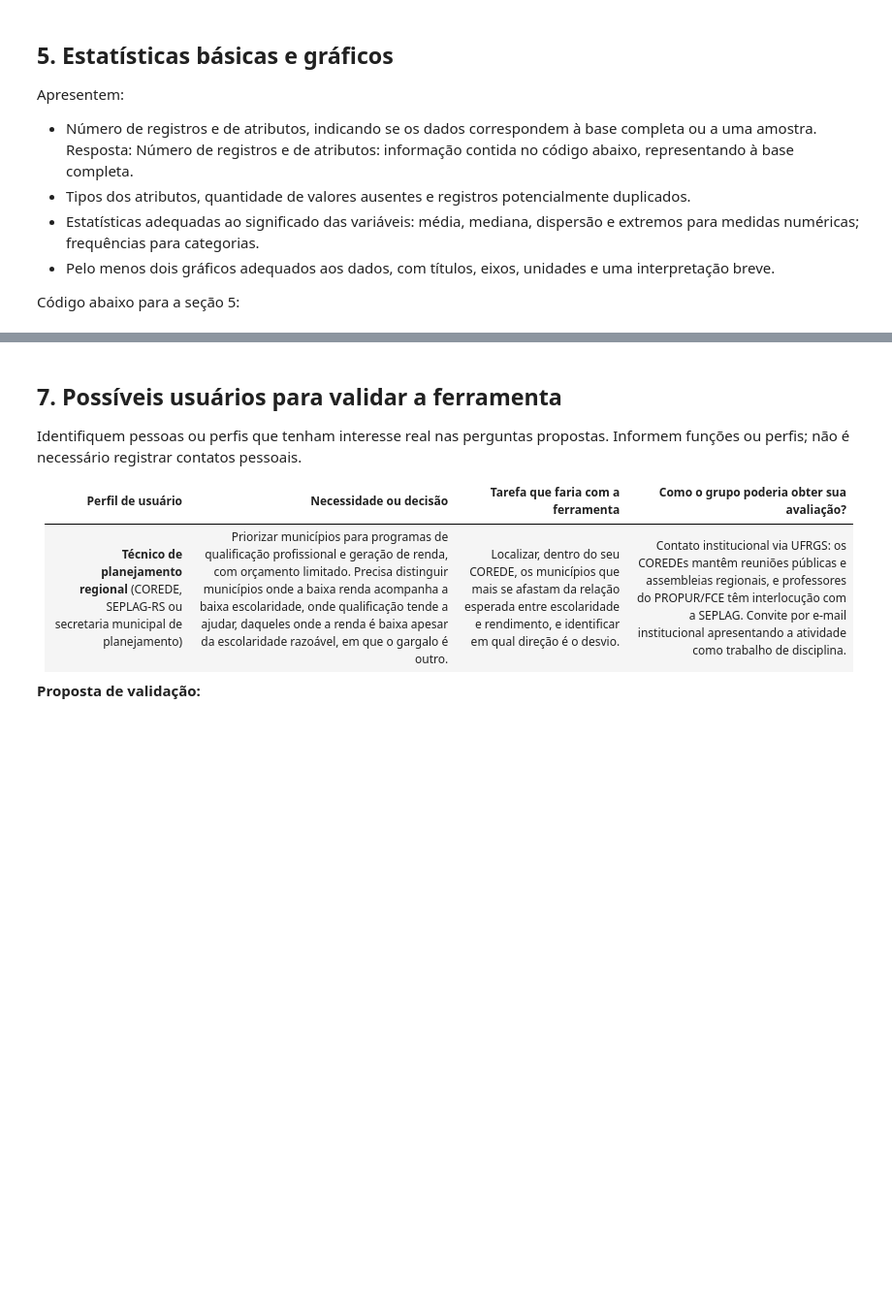
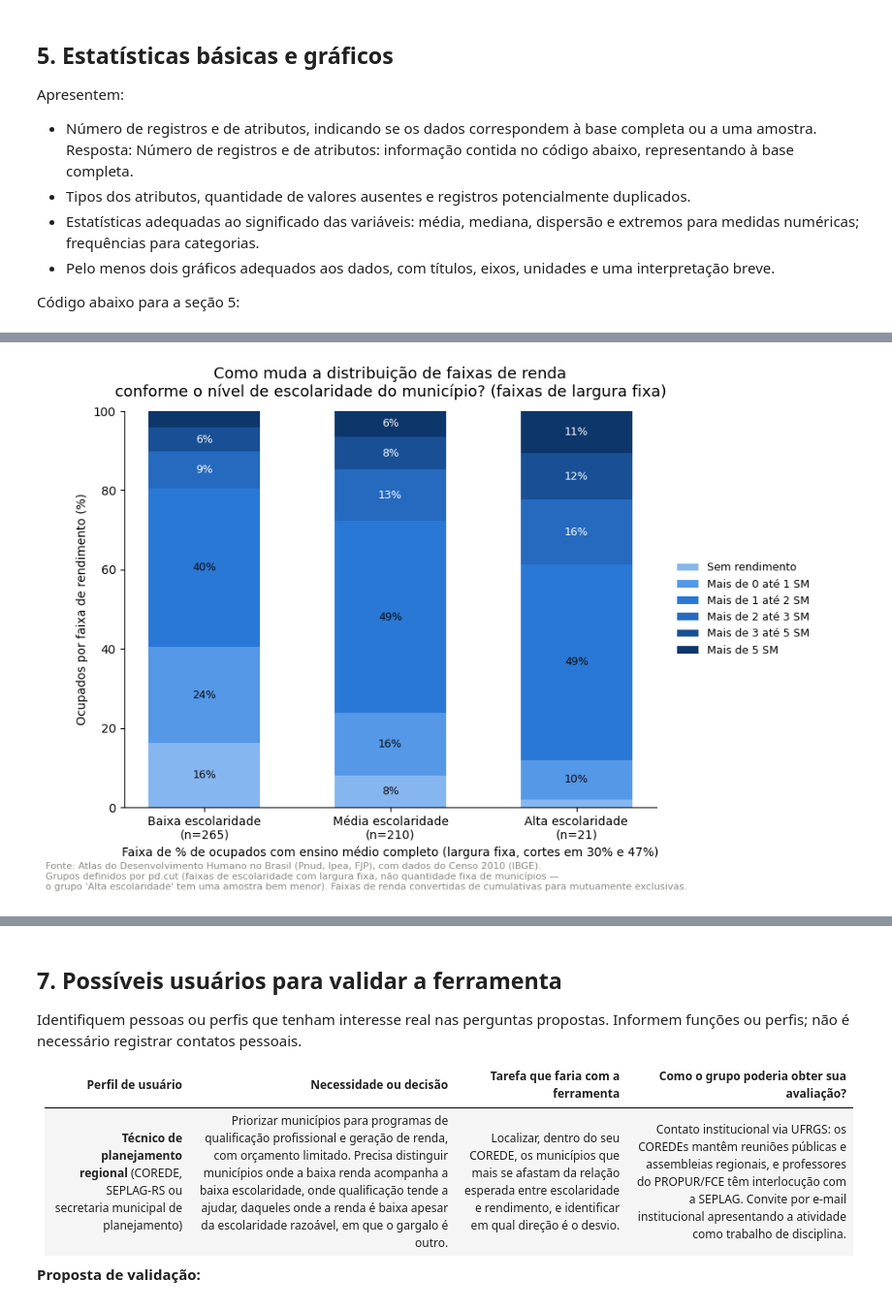
Before and after one commit to valandro/ufrgs-spec-ai, a Jupyter notebook: AI001-analise-visualizacao-dados/educacao/notebook/atividade01_PIB_RS_Municipal_X_Escolaridade_Elizabeth_Lucas_Mike.ipynb, the cells around one changed output, grey strips where cells are left out. Shown at 97% size. Cells and saved outputs as stored; diff of their text form; code cells hidden in the pictures; blank space fills up the shorter version.

```diff
--- a/AI001-analise-visualizacao-dados/educacao/notebook/atividade01_PIB_RS_Municipal_X_Escolaridade_Elizabeth_Lucas_Mike.ipynb
+++ b/AI001-analise-visualizacao-dados/educacao/notebook/atividade01_PIB_RS_Municipal_X_Escolaridade_Elizabeth_Lucas_Mike.ipynb
@@ -112,0 +962,90 @@ Código abaixo para a seção 6:
+# %%
+# Gráfico 2.2 (versão com pd.cut) — Como muda a distribuição de faixas de
+# renda conforme o nível de escolaridade do município?
+# Municípios do Rio Grande do Sul, Censo 2010 (Atlas do Desenvolvimento Humano no Brasil)
+#
+# Diferença em relação à primeira versão: em vez de pd.qcut (3 grupos com a
+# MESMA QUANTIDADE de municípios cada), aqui os grupos são definidos por
+# pd.cut (3 faixas de escolaridade com a MESMA LARGURA em pontos percentuais,
+# de 12,36% até 64,53%). Isso muda bastante o tamanho de cada grupo — ver
+# comentário abaixo, na seção 3.
+
+
+
+# ---------------------------------------------------------------
+# 3. Agrupamento por faixa de escolaridade — pd.cut (largura fixa),
+#    não pd.qcut (quantidade fixa). Os 3 grupos ficam com o MESMO
+#    intervalo de pontos percentuais, mas NÃO com a mesma quantidade
+#    de municípios: como a maioria dos municípios do RS está
+#    concentrada na faixa baixa/média de escolaridade, o grupo "alta"
+#    acaba com poucos municípios — vale checar o n de cada grupo antes
+#    de interpretar o gráfico.
+# ---------------------------------------------------------------
+municipios["faixa_escolaridade"], limites = pd.cut(
+    municipios[col_escolaridade], 3,
+    labels=["Baixa escolaridade", "Média escolaridade", "Alta escolaridade"],
+    retbins=True,
+)
+print("\nLimites das faixas (%):", [round(b, 1) for b in limites])
+
+nomes_faixas = list(faixas_exclusivas.columns)
+medias_por_faixa = municipios.groupby("faixa_escolaridade", observed=True)[nomes_faixas].mean()
+contagem_por_faixa = municipios.groupby("faixa_escolaridade", observed=True).size()
+print("\nMunicípios por faixa de escolaridade:")
+print(contagem_por_faixa)
+print("\nDistribuição média de faixas de renda por faixa de escolaridade (%):")
+print(medias_por_faixa.round(1))
+
+# ---------------------------------------------------------------
+# 4. Gráfico — barras 100% empilhadas, rampa sequencial (1 tom, claro->escuro)
+# ---------------------------------------------------------------
+CORES_SEQUENCIAIS = ["#86b6ef", "#5598e7", "#2a78d6", "#256abf", "#184f95", "#0d366b"]
+
+fig, ax = plt.subplots(figsize=(8, 6))
+
+grupos = medias_por_faixa.index.tolist()
+x = np.arange(len(grupos))
+base = np.zeros(len(grupos))
+
+for faixa, cor in zip(nomes_faixas, CORES_SEQUENCIAIS):
+    valores = medias_por_faixa[faixa].values
+    ax.bar(x, valores, bottom=base, color=cor, width=0.6, label=faixa)
+
+    for i, v in enumerate(valores):
+        if v >= 5:
+            ax.text(
+                x[i], base[i] + v / 2, f"{v:.0f}%",
+                ha="center", va="center", fontsize=9,
+                color="white" if faixa in ("Mais de 2 até 3 SM", "Mais de 3 até 5 SM", "Mais de 5 SM") else "#0b0b0b",
+            )
+    base += valores
+
+ax.set_xticks(x)
+ax.set_xticklabels([f"{g}\n(n={contagem_por_faixa[g]})" for g in grupos])
+ax.set_ylim(0, 100)
+
+ax.set_title(
+    "Como muda a distribuição de faixas de renda\nconforme o nível de escolaridade do município? (faixas de largura fixa)",
+    fontsize=13, pad=12,
+)
+ax.set_xlabel(f"Faixa de % de ocupados com ensino médio completo (largura fixa, cortes em {limites[1]:.0f}% e {limites[2]:.0f}%)")
+ax.set_ylabel("Ocupados por faixa de rendimento (%)")
+
+ax.spines[["top", "right"]].set_visible(False)
+ax.set_axisbelow(True)
+
+handles, labels = ax.get_legend_handles_labels()
+ax.legend(handles, labels, frameon=False, loc="center left", bbox_to_anchor=(1.02, 0.5), fontsize=9)
+
+fig.text(
+    0.01, -0.05,
+    "Fonte: Atlas do Desenvolvimento Humano no Brasil (Pnud, Ipea, FJP), com dados do Censo 2010 (IBGE).\n"
+    "Grupos definidos por pd.cut (faixas de escolaridade com largura fixa, não quantidade fixa de municípios — \n"
+    "o grupo 'Alta escolaridade' tem uma amostra bem menor). Faixas de renda convertidas de cumulativas para mutuamente exclusivas.",
+    fontsize=8, color="#8a8a86",
+)
+
+# plt.tight_layout()
+# plt.savefig("grafico2.2_faixas_renda_x_escolaridade_tercil.png", dpi=150, bbox_inches="tight")
+plt.show()
+# %% [output]
@@ -112,0 +1069 @@ Código abaixo para a seção 6:
+[figure, added]
```
Also changed, not shown: parts of 37 cells of this notebook.
